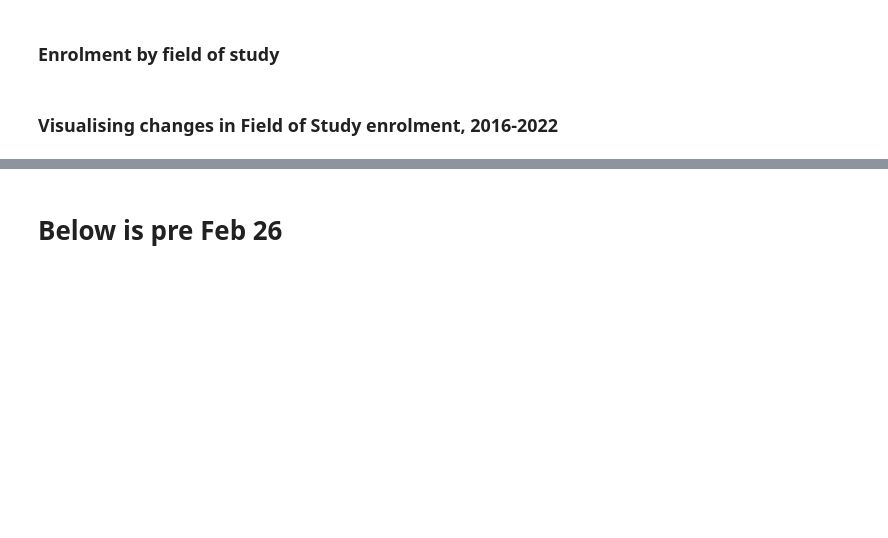
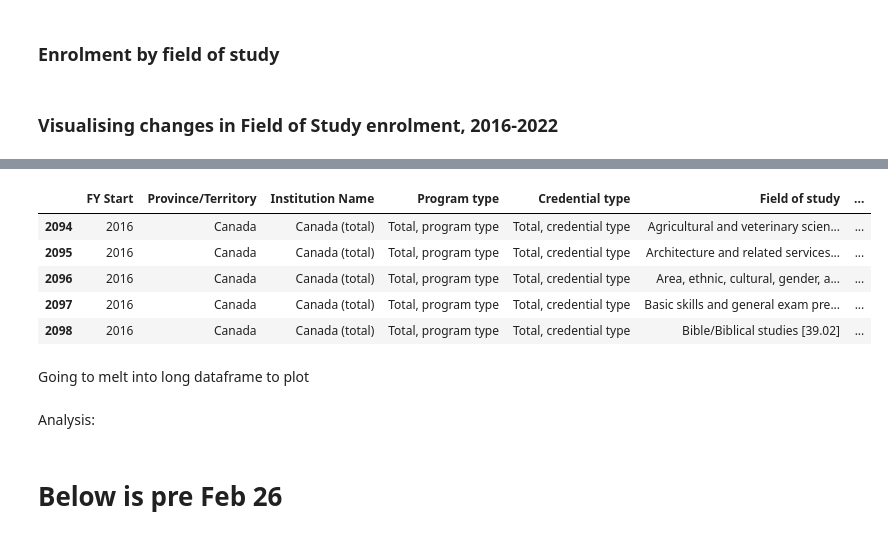
Before and after one commit to tjjdoherty/canadian-psi-project, a Jupyter notebook: program_cred_analysis.ipynb, the cells around one changed output, grey strips where cells are left out. Drawn from its saved outputs; the diff is of its cells as text; code cells hidden in the pictures; blank space fills up the shorter version.

Commit message:
fields of study 2016 vs 2022

```diff
--- a/program_cred_analysis.ipynb
+++ b/program_cred_analysis.ipynb
@@ -2606,0 +2612,13 @@ fig.show()
+# %%
+fields_16_22 = fields_df[fields_df['FY Start'].isin([2016, 2022])]
+# %%
+fields_16_22.head(5)
+# %% [output]
+|  | FY Start | Province/Territory | Institution Name | Program type | Credential type | Field of study | ... |
+| 2094 | 2016 | Canada | Canada (total) | Total, program type | Total, credential type | Agricultural and veterinary scien... | ... |
+| 2095 | 2016 | Canada | Canada (total) | Total, program type | Total, credential type | Architecture and related services... | ... |
+| 2096 | 2016 | Canada | Canada (total) | Total, program type | Total, credential type | Area, ethnic, cultural, gender, a... | ... |
+| 2097 | 2016 | Canada | Canada (total) | Total, program type | Total, credential type | Basic skills and general exam pre... | ... |
+| 2098 | 2016 | Canada | Canada (total) | Total, program type | Total, credential type | Bible/Biblical studies [39.02] | ... |
+# %% [markdown]
+Going to melt into long dataframe to plot
@@ -2607,3 +2685,5 @@ fig.show()
+# %% [markdown]
+Analysis:
 # %% [markdown]
 # Below is pre Feb 26
 # %% [markdown]
```
Also changed, not shown: parts of 9 cells of this notebook.
